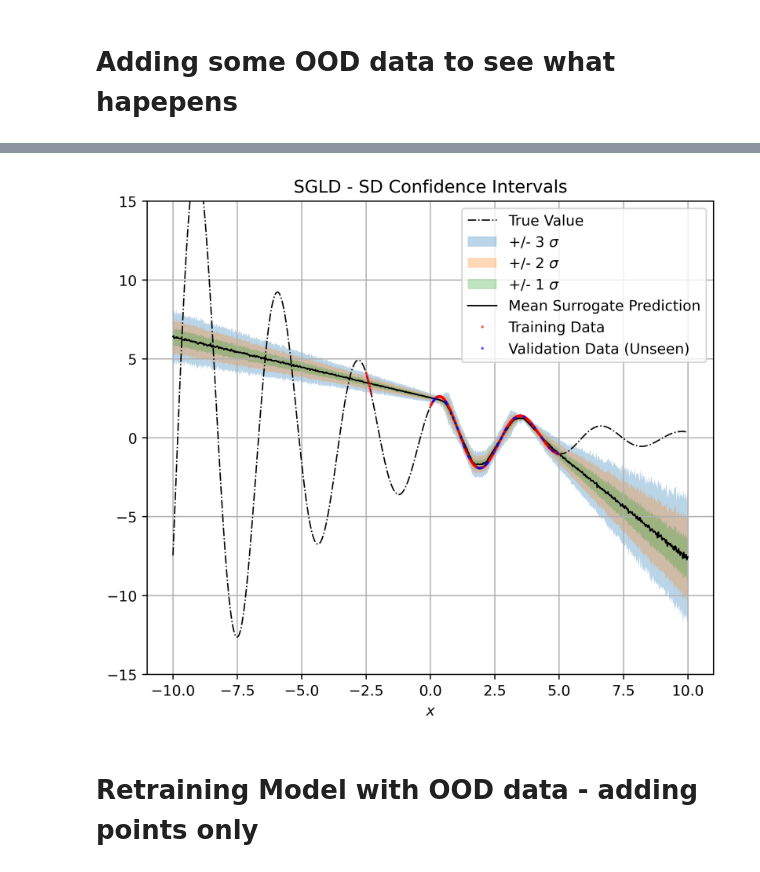
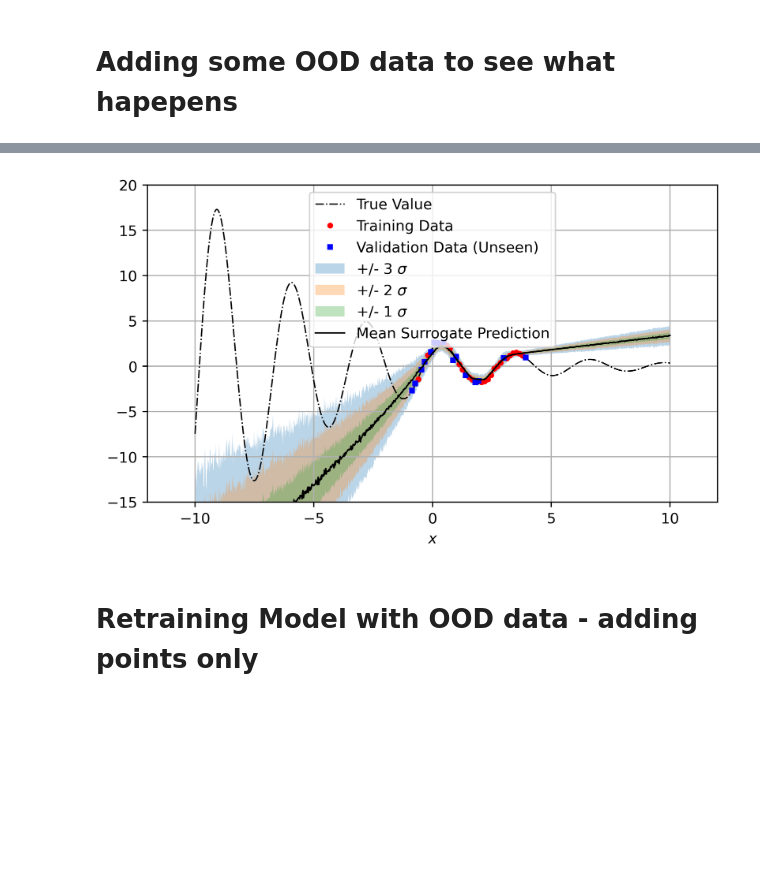
Before and after one commit to Almenj/DUQ, a Jupyter notebook: notebooks/1D_regression/MC_Dropout.ipynb, the cells around one changed output, grey strips where cells are left out. Cells and saved outputs as stored; diff of their text form; code cells hidden in the pictures; blank space fills up the shorter version.

```diff
--- a/notebooks/1D_regression/MC_Dropout.ipynb
+++ b/notebooks/1D_regression/MC_Dropout.ipynb
@@ -43,27 +43,29 @@ import numpy as np
 import matplotlib.pyplot as plt
 
 X = np.linspace(-10,10,1000)
+X2 = np.linspace(-10,10,150)
 Y = f(X)
-
-plt.plot(X,Y,'k-.')
+Y2 = f(X2) + np.random.normal(0,0.2,len(X2))
 
 df = pd.DataFrame({"X":X,"Y":Y})
+df2 = pd.DataFrame({"X":X2,"Y":Y2})
 
 x_cols=[0]
 y_cols=[1]
 component = 0 # Sort by the x component
-cutoff_percentile = (0.5,0.5)
-val_split = 0.2
+cutoff_percentile = (0.45,0.55)
+val_split = 0.4
 component_name = "Y"
 
 df, data_mean, data_std = pre.process_df_euclid(df=df, x_cols=x_cols)
+df2, data_mean2, data_std2 = pre.process_df_euclid(df=df2, x_cols=x_cols)
 
 y_mean = data_mean[y_cols].values
 x_mean = data_mean[x_cols].values
 y_std = data_std[y_cols].values
 x_std = data_std[x_cols].values
 
-TRAIN, VAL, TEST = pre.split_data(df, component=component, y_cols=y_cols, x_cols=x_cols, cutoff_percentile=cutoff_percentile, val_split=val_split, seed=seed)
+TRAIN, VAL, TEST = pre.split_data(df2, component=component, y_cols=y_cols, x_cols=x_cols, cutoff_percentile=cutoff_percentile, val_split=val_split, seed=seed)
 x_train, y_train, train_data, train_indices = TRAIN
 x_val, y_val, val_data, val_indices = VAL
 x_test, y_test, test_data, test_indices = TEST
@@ -84,7 +84,7 @@ parameters = dict(
 
     # Generic Hyperparameters
     num_epochs= 2000,
-    batch_size= 50,#len(x_train), # Batch size for training data
+    batch_size= len(x_train), # Batch size for training data
     lr=  5e-4,                   # Learning rate
     weight_decay= 0.01,          # Weight decay. 'None' to disable L2 regularisation
 
@@ -258,29 +288,39 @@ samples_full_new, means_full_new, stds_full_new, y_train_np_full_new = model_new
 # Sort values for plotting
 means_full_new_, stds_full_new_, x_full_new_ = post.sort_data([means_full_new.squeeze(), stds_full_new.squeeze(), df["X"]], sortby=2)
 # %%
-
-plt.figure(figsize=(7,6), dpi=400)
+## PLOT
+plt.figure(figsize=(7,4), dpi=400)
 
 plt.plot(X, Y, 'k-.',linewidth=0.9,label="True Value")
-plt.fill_between(X, means_full_new_.ravel() + 3*stds_full_new_.flatten(), means_full_new_.ravel() - 3*stds_full_new_.flatten(), alpha = 0.3, label = '+/- 3 $\sigma$')
-plt.fill_between(X, means_full_new_.ravel() + 2*stds_full_new_.flatten(), means_full_new_.ravel() - 2*stds_full_new_.flatten(), alpha = 0.3, label = '+/- 2 $\sigma$')
-plt.fill_between(X, means_full_new_.ravel() + 1*stds_full_new_.flatten(), means_full_new_.ravel() - 1*stds_full_new_.flatten(), alpha = 0.3, label = '+/- 1 $\sigma$')
-plt.plot(X, means_full_new_.squeeze(), color = 'black', linewidth = 1, label="Mean Surrogate Prediction")
 
-x_train_unnormalised = pre.unnormalise(x_train_new, x_mean, x_std)
-y_train_unnormalised = pre.unnormalise(y_train_new, y_mean, y_std)
+plt.plot(pre.unnormalise(x_train,x_mean,x_std),
+         pre.unnormalise(y_train,y_mean,y_std),
+         'or',
+         #alpha = 0.5,
+         markersize=3,
+         label="Training Data")
 
-plt.plot(x_train_unnormalised, y_train_unnormalised, 'or', alpha = 0.5, markersize=1, label="Training Data")
-plt.plot(X[val_indices], Y[val_indices], 'ob', alpha=0.5, markersize=1, label="Validation Data (Unseen)")
-#plt.plot(X[test_indices], Y[test_indices], 'oy', alpha=0.5, markersize=3, label="Test Data (Unseen)")
-plt.ylim((-15,15))
+plt.plot(pre.unnormalise(x_val,x_mean,x_std),
+         pre.unnormalise(y_val,y_mean,y_std),
+         'sb',
+         #alpha=0.5,
+         markersize=3,
+         label="Validation Data (Unseen)")
+
+plt.fill_between(X, means_full_.ravel() + 3*stds_full_.flatten(), means_full_.ravel() - 3*stds_full_.flatten(), alpha = 0.3, label = '+/- 3 $\sigma$')
+plt.fill_between(X, means_full_.ravel() + 2*stds_full_.flatten(), means_full_.ravel() - 2*stds_full_.flatten(), alpha = 0.3, label = '+/- 2 $\sigma$')
+plt.fill_between(X, means_full_.ravel() + 1*stds_full_.flatten(), means_full_.ravel() - 1*stds_full_.flatten(), alpha = 0.3, label = '+/- 1 $\sigma$')
+plt.plot(X, means_full_.squeeze(), color = 'black', linewidth = 1, label="Mean Surrogate Prediction")
+
+plt.ylim((-15,20))
+plt.xlim((-12,12))
 plt.grid()
 plt.legend()
 plt.xlabel('$x$')
-plt.title('SGLD - SD Confidence Intervals')
+#plt.title('Physical Process or Simulation')
 plt.show()
 # %% [output]
-[figure, old version]
+[figure, new version]
 # %% [markdown]
 # Retraining Model with OOD data - adding points only
 # %%
```
Also changed, not shown: parts of 10 cells of this notebook, 7 other files.
